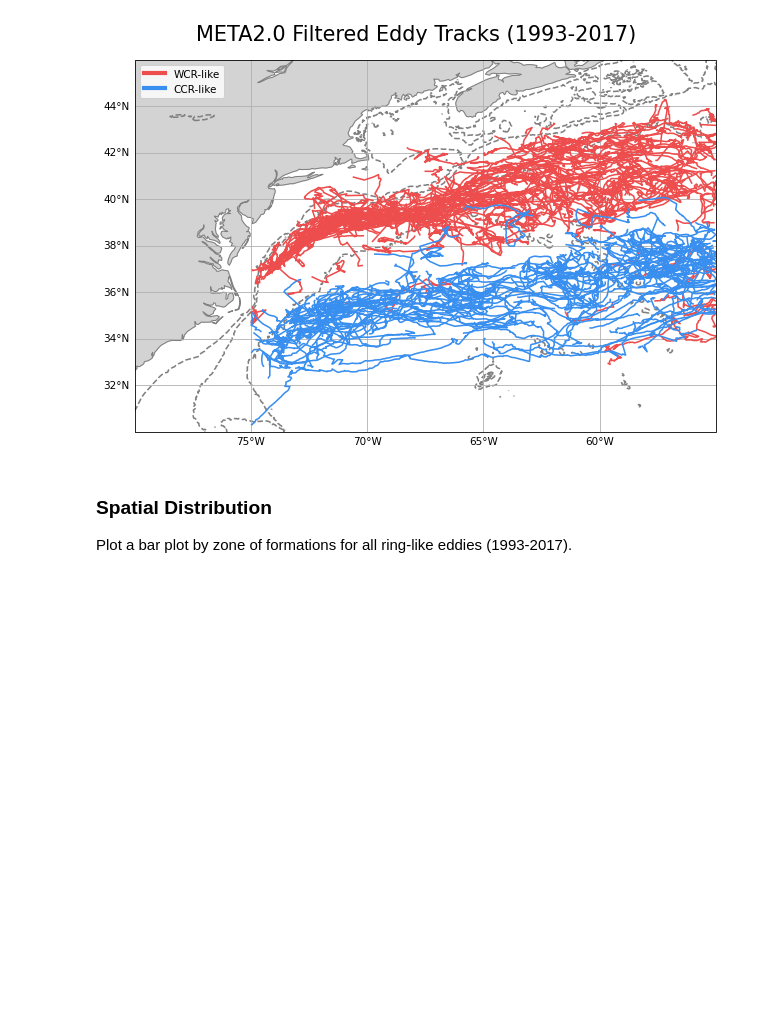
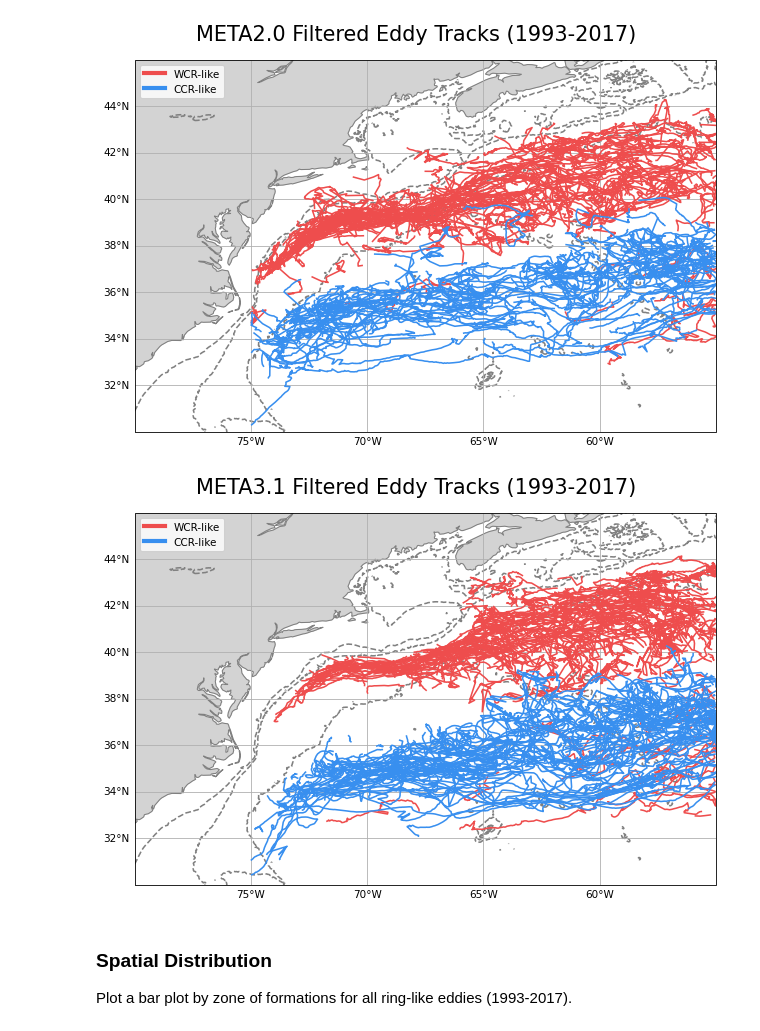
Before and after one commit to elenakperez/rings, a Jupyter notebook: notebooks/rings_MANUSCRIPT_notebook.ipynb, the cells around one changed output. Cells and saved outputs as stored; diff of their text form; code cells hidden in the pictures; blank space fills up the shorter version.

```diff
--- a/notebooks/rings_MANUSCRIPT_notebook.ipynb
+++ b/notebooks/rings_MANUSCRIPT_notebook.ipynb
@@ -227,0 +396,35 @@ Wall time: 32.6 ms
+# %%
+%%time
+wcrlike_tracks = []
+# loop through each eddy to determine if it is wcr-like
+for i in np.array(anticyclonic_eddy_df['track'].unique()):
+    eddy = anticyclonic_eddy_df[anticyclonic_eddy_df['track']==i]
+    if is_wcrlike(eddy).all():
+        wcrlike_tracks.append(i)
+
+# only incude eddies that are wcr-like
+eddy_wcrlike_df = anticyclonic_eddy_df[anticyclonic_eddy_df['track'].isin(wcrlike_tracks)]
+
+eddy_wcrlike_df.to_pickle('/Users/elenaperez/Desktop/rings/data/dataframes/meta31_nwa_wcrlike_eddies.pkl')
+# %%
+%%time
+# """"""""""""""""""""""""""""""""""""""" ccr-like eddies """""""""""""""""""""""""""""""""""""""""""""""""""
+ccrlike_tracks = []
+# loop through each eddy to determine if it is ccr-like
+for i in np.array(cyclonic_eddy_df['track'].unique()):
+    eddy = cyclonic_eddy_df[cyclonic_eddy_df['track']==i]
+    if ((eddy['time'].dt.year<2018).all()): # stops at 2017 because that is common cut-off year
+        if is_ccrlike(eddy).all():
+            ccrlike_tracks.append(i)
+
+# only incude eddies that are wcr-like
+eddy_ccrlike_df = cyclonic_eddy_df[cyclonic_eddy_df['track'].isin(ccrlike_tracks)]
+
+
+"""""""""""""""""""""""""""""""""""""""""""""""""""""""""""""""""""""""""""""""""""""""""""""""""""""""""""
+"                       save filtered dataframes for wcr- & ccr-like eddies                               "
+"""""""""""""""""""""""""""""""""""""""""""""""""""""""""""""""""""""""""""""""""""""""""""""""""""""""""""
+
+
+# save ccr-like df as pickled file
+eddy_ccrlike_df.to_pickle('/Users/elenaperez/Desktop/rings/data/dataframes/meta31_nwa_ccrlike_eddies.pkl')
@@ -253,5 +554,9 @@ all_eddy_tracks_map(zone_ccrlike_eddies, zone_wcrlike_eddies, bathy, 'META2.0 Fi
 # %% [output]
 [figure]
+# %%
+all_eddy_tracks_map(eddy_ccrlike_df, eddy_wcrlike_df, bathy, 'META3.1 Filtered Eddy Tracks (1993-2017)', 75);
+# %% [output]
+[figure, added]
 # %% [markdown]
 ### Spatial Distribution
 Plot a bar plot by zone of formations for all ring-like eddies (1993-2017).
```
Also changed, not shown: parts of 18 cells of this notebook, 2 other files.
